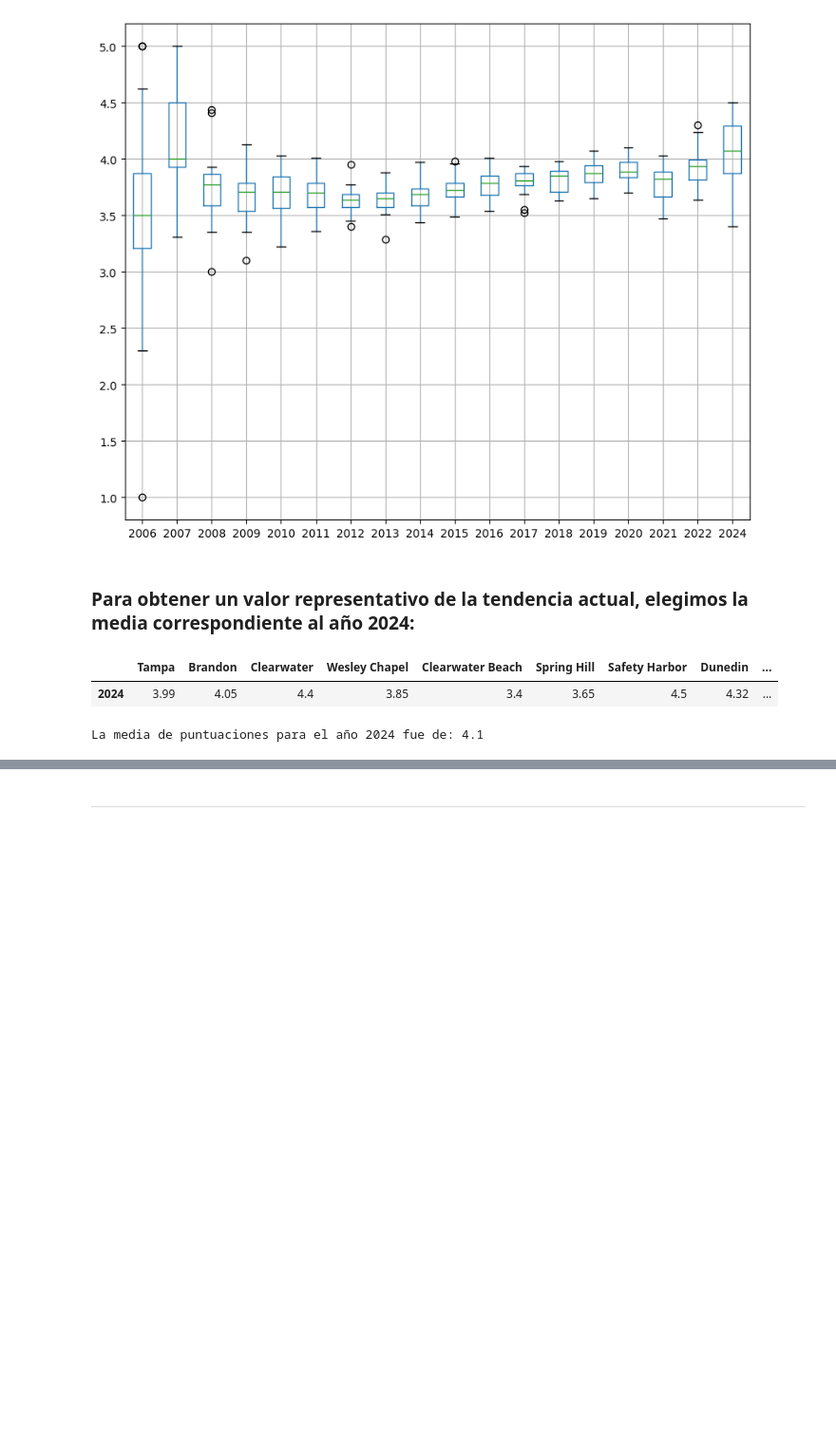
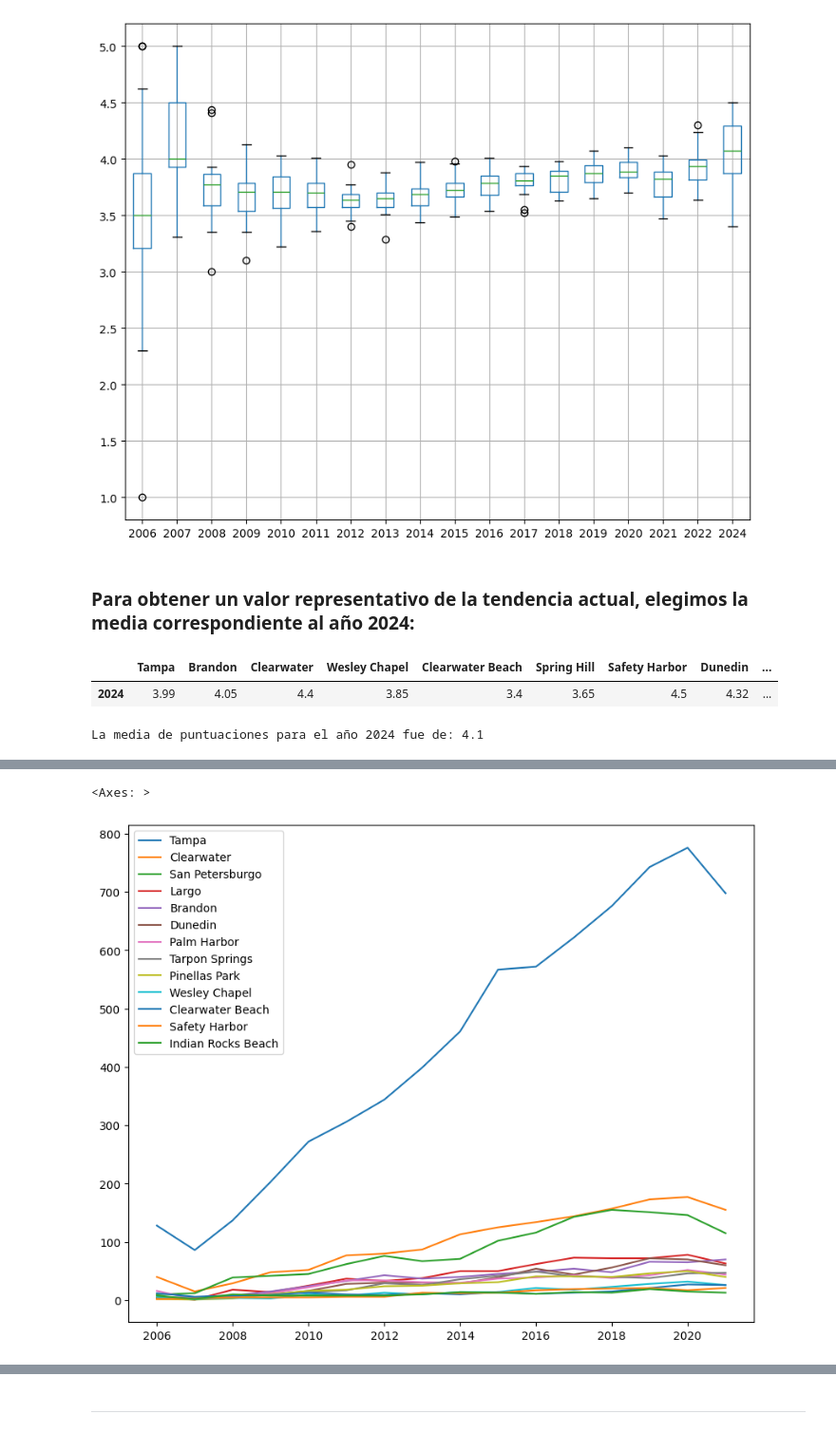
Before and after one commit to MyriamRengifo/proyecto_final, a Jupyter notebook: Data Analysis/EDA_KPI_LuisMata.ipynb, the cells around one changed output, grey strips where cells are left out. Shown at 95% size. Saved outputs shown, nothing was run; the diff lists cells and outputs as text; code cells hidden in the pictures; blank space fills up the shorter version.

```diff
--- a/Data Analysis/EDA_KPI_LuisMata.ipynb
+++ b/Data Analysis/EDA_KPI_LuisMata.ipynb
@@ -426,0 +453,3 @@ La media de puntuaciones para el año 2024 fue de: 4.1
+# %%
+subset_df = df_restaurants[['nombre', 'ciudad', 'puntuacion_usuarios', 'anio']][df_restaurants['buena_puntuacion'] == True]
+subset_df
@@ -426,0 +472,20 @@ La media de puntuaciones para el año 2024 fue de: 4.1
+# %%
+restaurants_bycity_byyear = {} # Empty dictionary
+cities = subset_df['ciudad'].value_counts().index # Lista con las ciudades seleccionadas
+anios = subset_df['anio'].sort_values().unique() # Lista con los años de los cuales disponemos de datos
+
+for city in cities:
+
+  po_df_bycity= subset_df[subset_df['ciudad'] == city]
+  values_bycity_byyear = []
+
+  for anio in anios:
+
+    po_bycity_byyear = po_df_bycity[po_df_bycity['anio'] == anio]
+    number_restaurants = np.shape(po_bycity_byyear)[0]
+    values_bycity_byyear.append(number_restaurants)
+
+  restaurants_bycity_byyear[city] = values_bycity_byyear
+
+po_df = pd.DataFrame(restaurants_bycity_byyear, index = anios)
+po_df
@@ -426,0 +515,4 @@ La media de puntuaciones para el año 2024 fue de: 4.1
+# %%
+po_df = po_df.iloc[:-1,:]  # Exclude the 2024 values
+po_df = po_df.replace(0, np.nan).dropna(axis=1, how="any") #Deleting columns that contains at least "0"
+po_df
@@ -426,0 +542,5 @@ La media de puntuaciones para el año 2024 fue de: 4.1
+# %%
+po_df.plot(figsize=(10,8))
+# %% [output]
+<Axes: >
+[figure, added]
```
Also changed, not shown: parts of 43 cells of this notebook.
